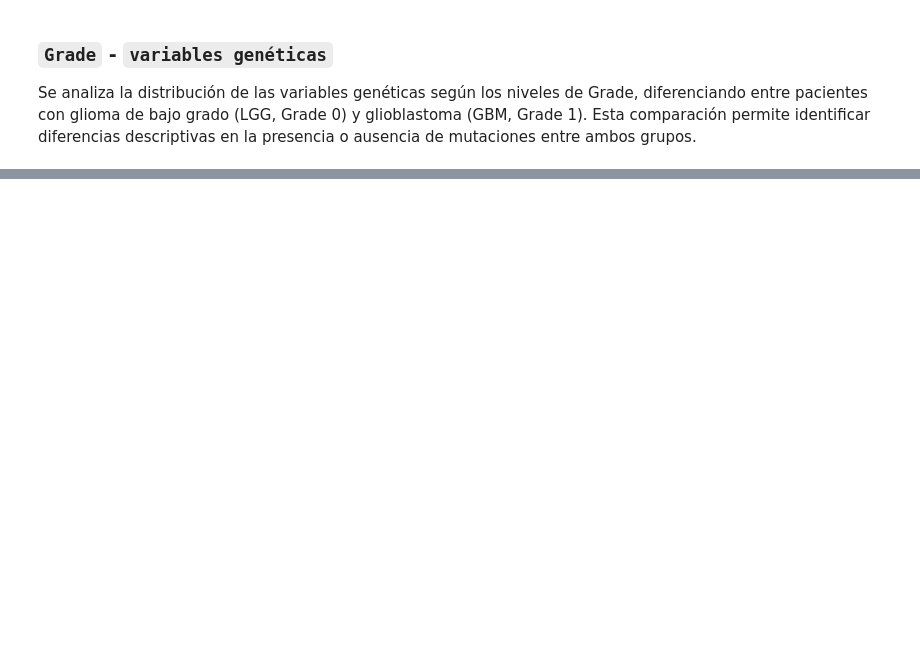
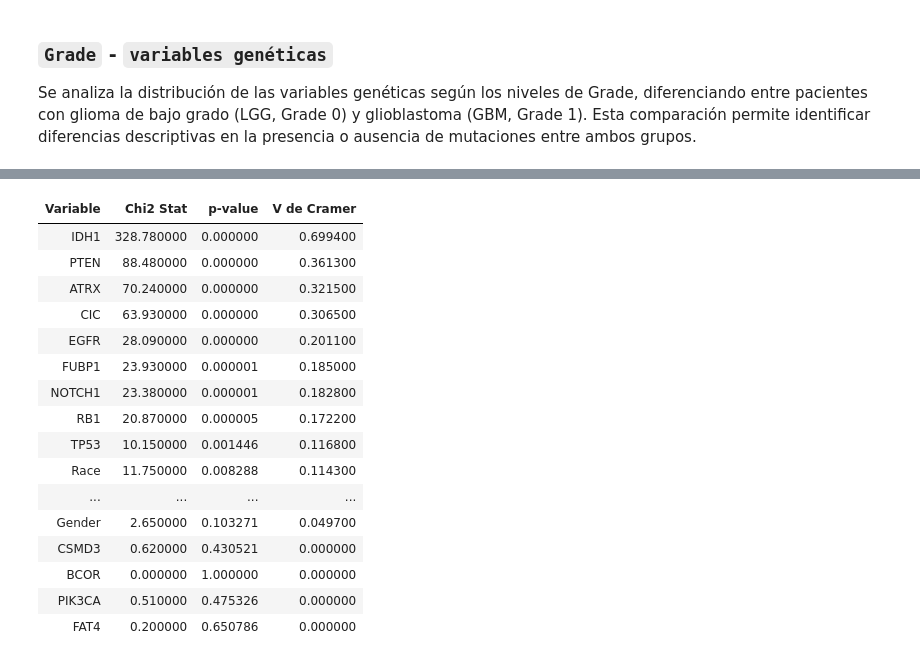
Before and after one commit to Alej0126/Jbook_dataviz, a Jupyter notebook: docs/_build/jupyter_execute/notebooks.ipynb, the cells around one changed output, grey strips where cells are left out. Cells and saved outputs as stored; diff of their text form; code cells hidden in the pictures; blank space fills up the shorter version.

```diff
--- a/docs/_build/jupyter_execute/notebooks.ipynb
+++ b/docs/_build/jupyter_execute/notebooks.ipynb
@@ -941,0 +991,13 @@ Debido a que existen frecuencias esperadas muy pequeñas, no se recomienda utili
+# %%
+tabla_race = pd.crosstab(
+    train_data["Grade"],
+    race_agrupada
+)
+
+chi2, p_valor, grados_libertad, frecuencias_esperadas = chi2_contingency(
+    tabla_race
+)
+
+print(f"Chi-cuadrado: {chi2:.4f}")
+print(f"Grados de libertad: {grados_libertad}")
+print(f"Valor p: {p_valor:.4f}")
@@ -1620,0 +1743,66 @@ with your book. For more information about this, see [the Jupyter Book documenta
+# %%
+def calcular_asociacion(x, y):
+  confusion_matrix = pd.crosstab(x, y)
+  chi2, p_val, _, _ = chi2_contingency(confusion_matrix)
+  n = confusion_matrix.sum().sum()
+  phi2 = chi2 / n
+  r, k = confusion_matrix.shape
+
+  phi2corr = max(0, phi2 - ((k - 1) * (r - 1)) / (n - 1))
+  rcorr = r - ((r - 1) ** 2) / (n - 1)
+  kcorr = k - ((k - 1) ** 2) / (n - 1)
+  denominator = min((kcorr - 1), (rcorr - 1))
+  v_cramer = (
+      np.sqrt(phi2corr / denominator) if denominator > 0 else 0.0
+  )
+
+  return chi2, p_val, v_cramer
+
+
+cat_cols = [c for c in train_data.columns if c != 'Age_at_diagnosis']
+n_cols = len(cat_cols)
+
+cramer_matrix = pd.DataFrame(
+    1.0, index=cat_cols, columns=cat_cols, dtype=float
+)
+chi2_results = []
+pares_asociados = []
+
+for i in range(n_cols):
+  var1 = cat_cols[i]
+  for j in range(i):
+    var2 = cat_cols[j]
+    chi2, p_val, v_val = calcular_asociacion(
+        train_data[var1], train_data[var2]
+    )
+    cramer_matrix.iloc[i, j] = v_val
+    cramer_matrix.iloc[j, i] = v_val
+
+    if var2 == 'Grade':
+      chi2_results.append({
+          'Variable': var1,
+          'Chi2 Stat': round(chi2, 2),
+          'p-value': p_val,
+          'V de Cramer': round(v_val, 4),
+      })
+    elif var1 == 'Grade':
+      chi2_results.append({
+          'Variable': var2,
+          'Chi2 Stat': round(chi2, 2),
+          'p-value': p_val,
+          'V de Cramer': round(v_val, 4),
+      })
+
+    if var1 != 'Grade' and var2 != 'Grade' and v_val > 0.4:
+      pares_asociados.append((var1, var2, round(v_val, 4)))
+
+df_asociacion = pd.DataFrame(chi2_results).sort_values(
+    by='V de Cramer', ascending=False
+)
+print("ASOCIACIÓN CATEGÓRICA CON GRADE (CHI-CUADRADO Y V DE CRAMER)")
+display(df_asociacion.style.hide(axis="index"))
+
+df_pares_asociados = pd.DataFrame(
+    pares_asociados, columns=['Variable 1', 'Variable 2', 'V de Cramer (V)']
+).sort_values(by='V de Cramer (V)', ascending=False)
+# %% [output]
@@ -1620,0 +1810,17 @@ with your book. For more information about this, see [the Jupyter Book documenta
+| Variable | Chi2 Stat | p-value | V de Cramer |
+| IDH1 | 328.780000 | 0.000000 | 0.699400 |
+| PTEN | 88.480000 | 0.000000 | 0.361300 |
+| ATRX | 70.240000 | 0.000000 | 0.321500 |
+| CIC | 63.930000 | 0.000000 | 0.306500 |
+| EGFR | 28.090000 | 0.000000 | 0.201100 |
+| FUBP1 | 23.930000 | 0.000001 | 0.185000 |
+| NOTCH1 | 23.380000 | 0.000001 | 0.182800 |
+| RB1 | 20.870000 | 0.000005 | 0.172200 |
+| TP53 | 10.150000 | 0.001446 | 0.116800 |
+| Race | 11.750000 | 0.008288 | 0.114300 |
+| ... | ... | ... | ... |
+| Gender | 2.650000 | 0.103271 | 0.049700 |
+| CSMD3 | 0.620000 | 0.430521 | 0.000000 |
+| BCOR | 0.000000 | 1.000000 | 0.000000 |
+| PIK3CA | 0.510000 | 0.475326 | 0.000000 |
+| FAT4 | 0.200000 | 0.650786 | 0.000000 |
```
Also changed, not shown: parts of 21 cells of this notebook, 9 other files.
